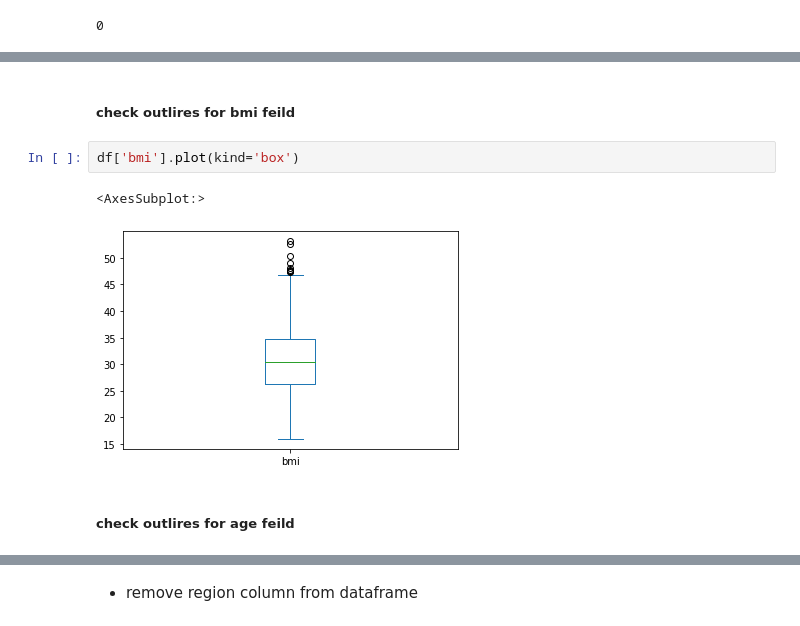
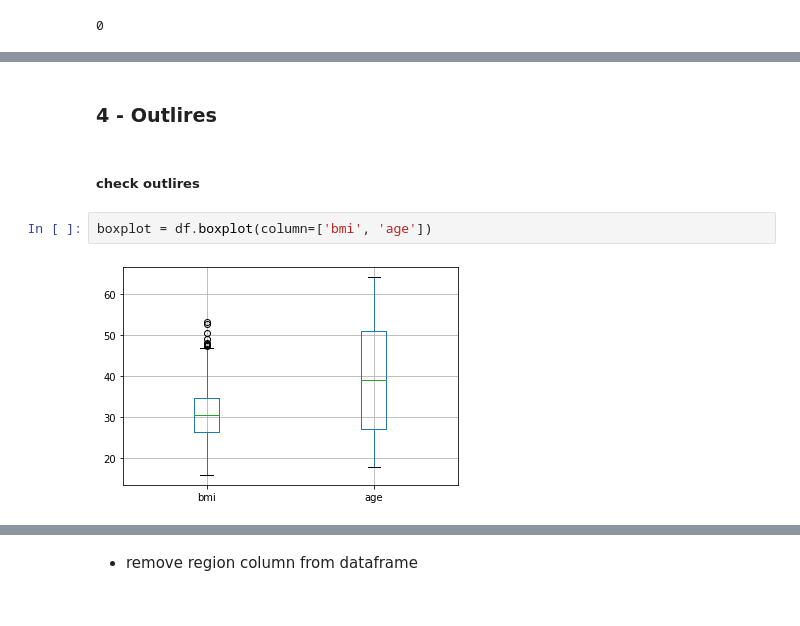
Before and after one commit to MahdiTadayon/My-Projects, a Jupyter notebook: regression/MedicalCostPersonal .ipynb, the cells around one changed output, grey strips where cells are left out. Saved outputs shown, nothing was run; the diff lists cells and outputs as text.

```diff
--- a/regression/MedicalCostPersonal .ipynb
+++ b/regression/MedicalCostPersonal .ipynb
@@ -123,9 +150,8 @@ ax = sns.lmplot(x = 'children', y = 'charges', data=df, hue='region', palette='S
+# %% [markdown]
+### 4 - Outlires
 # %% [markdown]
-##### check outlires for bmi feild
+##### check outlires
 # %%
-df['bmi'].plot(kind='box')
+boxplot = df.boxplot(column=['bmi', 'age'])
 # %% [output]
-<AxesSubplot:>
-[figure, old version]
+[figure, new version]
-# %% [markdown]
-##### check outlires for age feild
```
Also changed, not shown: parts of 53 cells of this notebook, 1 other file.
